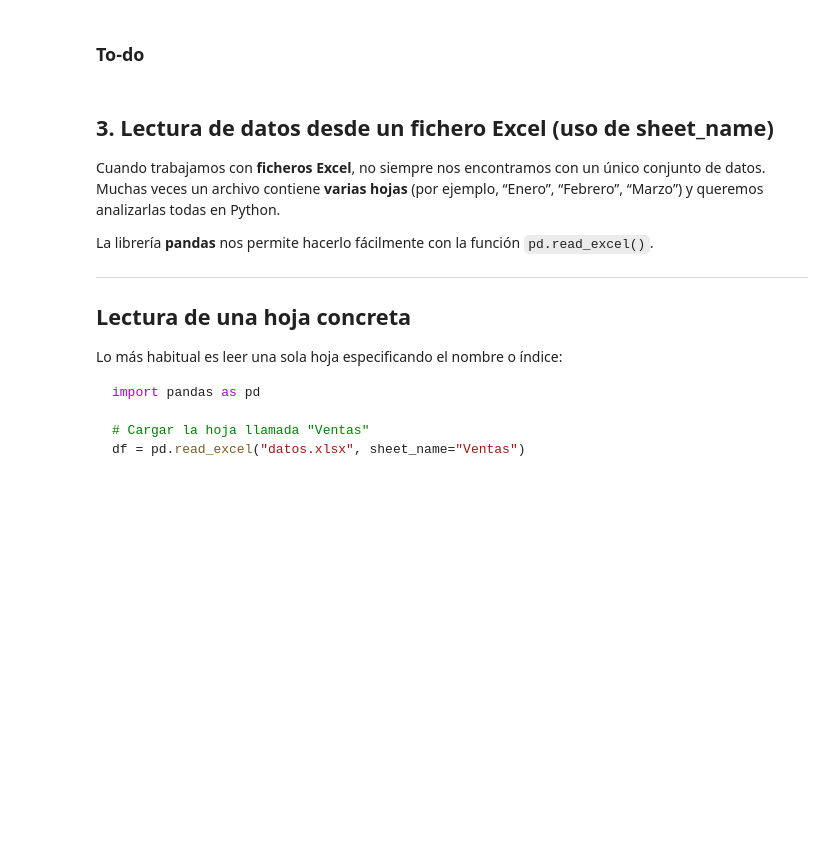
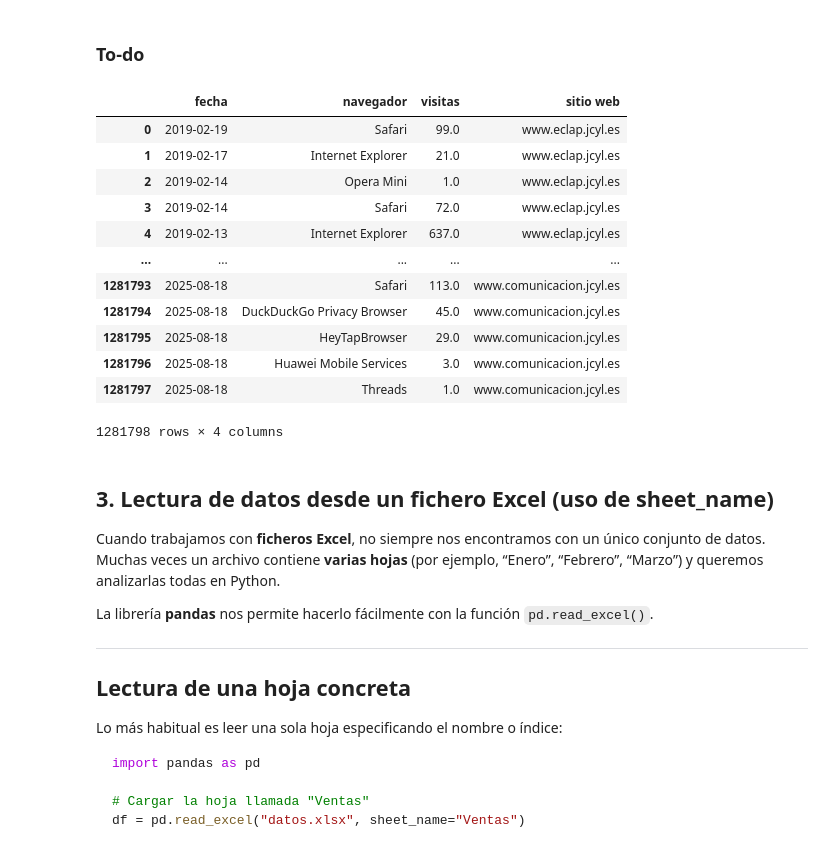
Before and after one commit to Ciclo-Especializacion-IA-y-BigData/recoleccion-de-datos-GuillenteN, a Jupyter notebook: ImportacionDesdeDiversasFuentes.ipynb, the cells around one changed output. Cells and saved outputs as stored; diff of their text form; code cells hidden in the pictures; blank space fills up the shorter version.

```diff
--- a/ImportacionDesdeDiversasFuentes.ipynb
+++ b/ImportacionDesdeDiversasFuentes.ipynb
@@ -349,6 +458,24 @@ df10
 Consulta la web oficial de [Datos abertos de la junta de Castilla y León](https://analisis.datosabiertos.jcyl.es/explore/?sort=modified) e intenta cargar un dataset de tu interés en formato CSV.
 # %% [markdown]
 ### To-do
+# %%
+ruta_csv = "data/estadisticas-web-navegadores.csv"
+dataset = pd.read_csv(ruta_csv,sep=';')
+dataset
+# %% [output]
+|  | fecha | navegador | visitas | sitio web |
+| 0 | 2019-02-19 | Safari | 99.0 | www.eclap.jcyl.es |
+| 1 | 2019-02-17 | Internet Explorer | 21.0 | www.eclap.jcyl.es |
+| 2 | 2019-02-14 | Opera Mini | 1.0 | www.eclap.jcyl.es |
+| 3 | 2019-02-14 | Safari | 72.0 | www.eclap.jcyl.es |
+| 4 | 2019-02-13 | Internet Explorer | 637.0 | www.eclap.jcyl.es |
+| ... | ... | ... | ... | ... |
+| 1281793 | 2025-08-18 | Safari | 113.0 | www.comunicacion.jcyl.es |
+| 1281794 | 2025-08-18 | DuckDuckGo Privacy Browser | 45.0 | www.comunicacion.jcyl.es |
+| 1281795 | 2025-08-18 | HeyTapBrowser | 29.0 | www.comunicacion.jcyl.es |
+| 1281796 | 2025-08-18 | Huawei Mobile Services | 3.0 | www.comunicacion.jcyl.es |
+| 1281797 | 2025-08-18 | Threads | 1.0 | www.comunicacion.jcyl.es |
+1281798 rows × 4 columns
 # %% [markdown]
 ## 3. Lectura de datos desde un fichero Excel (uso de sheet_name)
 
```
Also changed, not shown: parts of 15 cells of this notebook, 1 other file.
